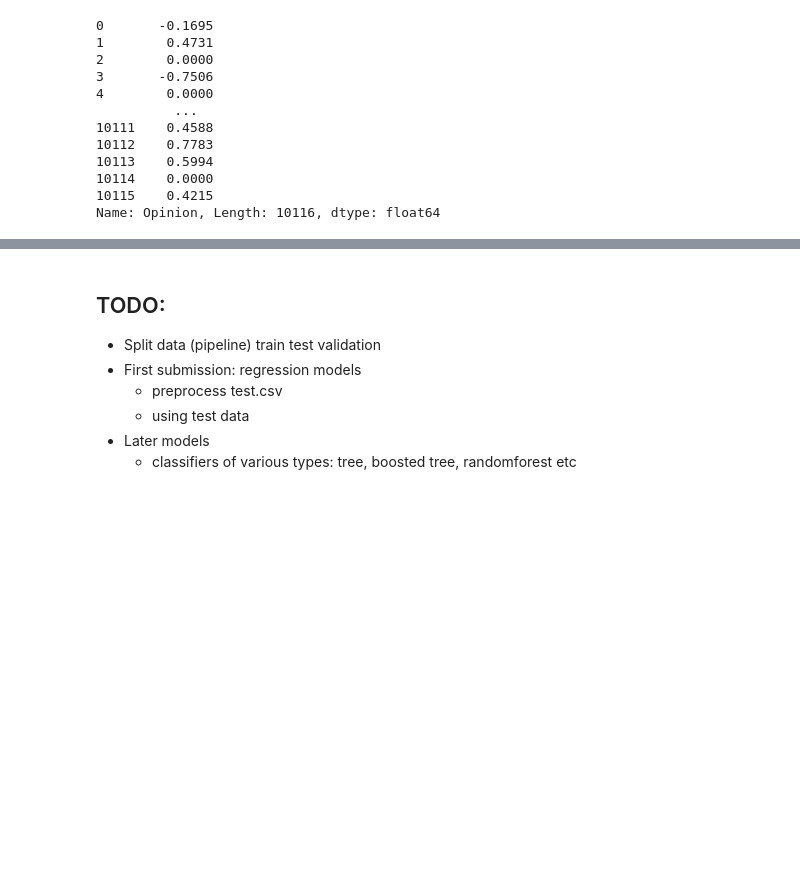
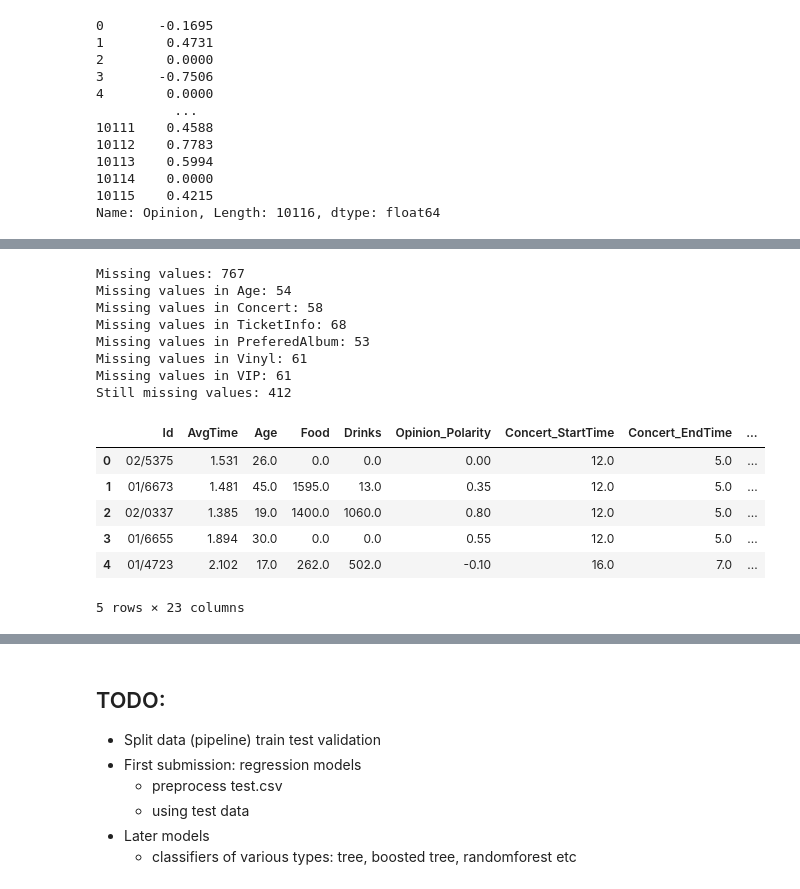
Before and after one commit to peter-clark/intro-to-ml, a Jupyter notebook: exploration.ipynb, the cells around one changed output, grey strips where cells are left out. Cells and saved outputs as stored; diff of their text form; code cells hidden in the pictures; blank space fills up the shorter version.

```diff
--- a/exploration.ipynb
+++ b/exploration.ipynb
@@ -183,0 +224,19 @@ from sklearn.pipeline import Pipeline
+# %%
+data_test = preprocess_csv(path+"/test.csv", save=True, filename=path+"\test_cleaned.csv")
+data_test.head()
+# %% [output]
+Missing values: 767
+Missing values in Age: 54
+Missing values in Concert: 58
+Missing values in TicketInfo: 68
+Missing values in PreferedAlbum: 53
+Missing values in Vinyl: 61
+Missing values in VIP: 61
+Still missing values: 412
+|  | Id | AvgTime | Age | Food | Drinks | Opinion_Polarity | Concert_StartTime | Concert_EndTime | ... |
+| 0 | 02/5375 | 1.531 | 26.0 | 0.0 | 0.0 | 0.00 | 12.0 | 5.0 | ... |
+| 1 | 01/6673 | 1.481 | 45.0 | 1595.0 | 13.0 | 0.35 | 12.0 | 5.0 | ... |
+| 2 | 02/0337 | 1.385 | 19.0 | 1400.0 | 1060.0 | 0.80 | 12.0 | 5.0 | ... |
+| 3 | 01/6655 | 1.894 | 30.0 | 0.0 | 0.0 | 0.55 | 12.0 | 5.0 | ... |
+| 4 | 01/4723 | 2.102 | 17.0 | 262.0 | 502.0 | -0.10 | 16.0 | 7.0 | ... |
+5 rows × 23 columns
```
Also changed, not shown: parts of 25 cells of this notebook, 1 other file.
